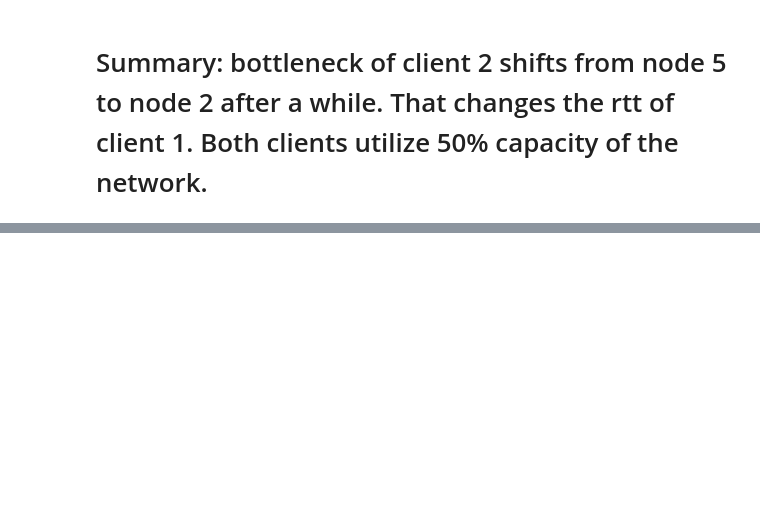
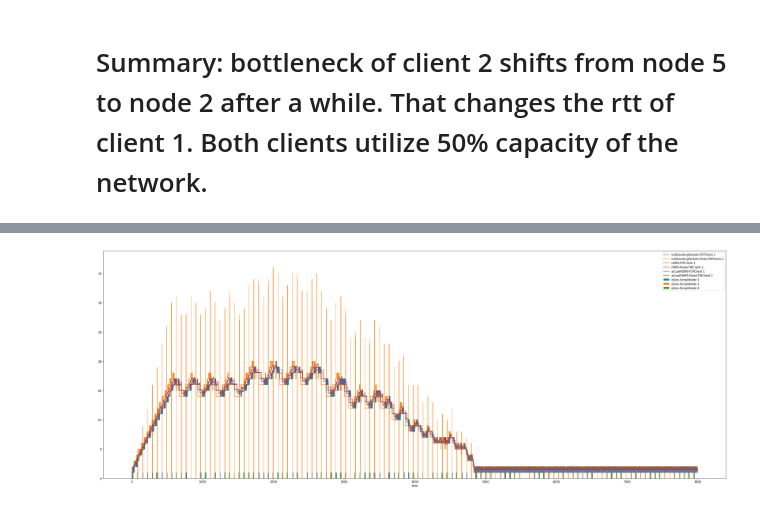
Before and after one commit to adhocmaster/pyns, a Jupyter notebook: scenarios/2-client-power.ipynb, the cells around one changed output, grey strips where cells are left out. Cells and saved outputs as stored; diff of their text form; code cells hidden in the pictures; blank space fills up the shorter version.

```diff
--- a/scenarios/2-client-power.ipynb
+++ b/scenarios/2-client-power.ipynb
@@ -100,0 +136,5 @@ for node in nodeManager.getNodes():
+# %%
+
+analyzer.createBinnedChartForNodeVsClient(nodes2, ['qSize'], [client, client2], ['outStandingPackets', 'rttMS', 'actualRttMS'], figsize=(40, 15), start=0, end=8000)
+# %% [output]
+[figure, added]
```
Also changed, not shown: parts of 14 cells of this notebook, 7 other files.
